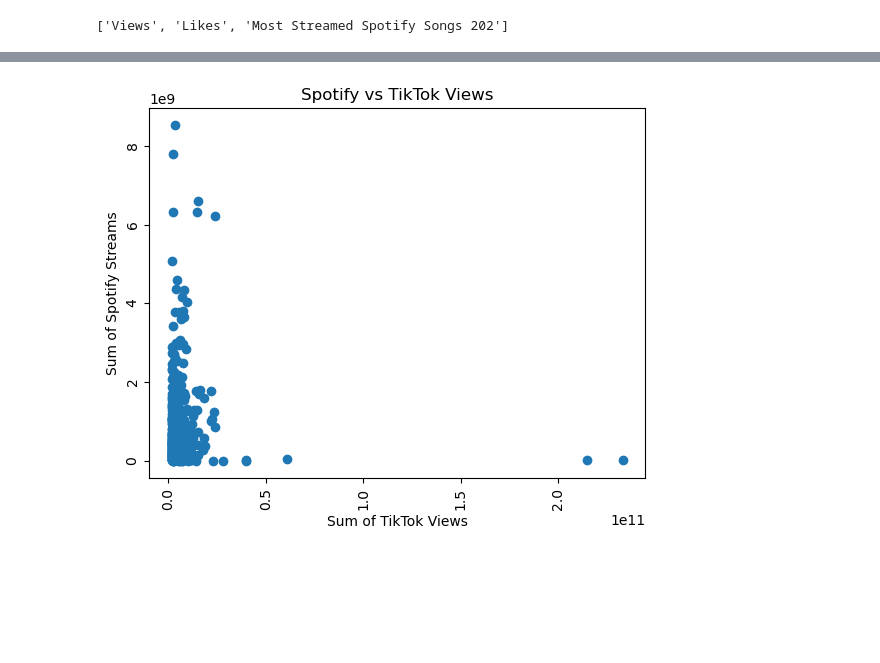
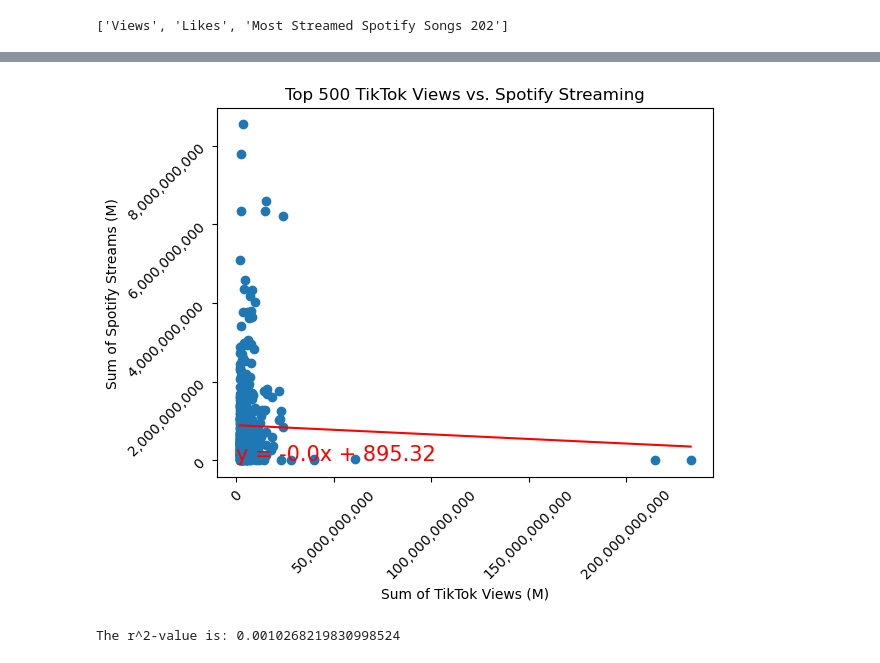
Before and after one commit to qstibbins/project-1, a Jupyter notebook: data.ipynb, the cells around one changed output, grey strips where cells are left out. Cells and saved outputs as stored; diff of their text form; code cells hidden in the pictures; blank space fills up the shorter version.

Commit message:
added new dependency matplotlib.ticker for better formatting on scatterplots

```diff
--- a/data.ipynb
+++ b/data.ipynb
@@ -132,41 +90,39 @@ top_500_tiktok_df[['Song', 'Sum of TikTok Views', 'Sum of Spotify Streams']]
-# %%
-# Spotify vs TikTok Views
-# Does high TikTok views correlate to high spotify streams?
-
-# Create a scatterplot
-plt.scatter(top_500_tiktok_df['Sum of TikTok Views'], top_500_tiktok_df['Sum of Spotify Streams'])
-plt.xlabel('Sum of TikTok Views')
-plt.ylabel('Sum of Spotify Streams')
-plt.title('Spotify vs TikTok Views')
-plt.xticks(rotation=90)
-plt.yticks(rotation=90)
-plt.show()
-# %% [output]
-[figure, removed]
 # %%
-# Add the linear regression equation and line to plot
-x_values = top_500_tiktok_df["Sum of TikTok Views"]
-y_values = top_500_tiktok_df["Sum of Spotify Streams"]
+# Spotify vs TikTok Views
+# Does high TikTok views correlate to high spotify streams?
 
-#the output will be a tuple of multiple values  for linear regression
+# Divide values by 1,000 to convert to 'K'
+x_values = top_500_tiktok_df['Sum of TikTok Views'] / 1000000     # Convert to M
+y_values = top_500_tiktok_df['Sum of Spotify Streams'] / 1000000  # Convert to M
+
+# the output will be a tuple of multiple values  for linear regression
 (slope, intercept, rvalue, pvalue, stderr) = linregress(x_values, y_values)
 
 regress_values = x_values * slope + intercept
 
 line_eq = "y = " + str(round(slope,2)) + "x + " + str(round(intercept,2))   # print the equation in my graph (string)
 
 #the scatterplot
 plt.scatter(x_values,y_values)
 plt.plot(x_values,regress_values,"r-")
 plt.annotate(line_eq,(5.8,0.8),fontsize=15,color="red")
 
-plt.xlabel("Sum of TikTok Views")
-plt.ylabel("Sum of Spotify Streams")
-plt.title("Spotify vs TikTok Views")
+plt.xlabel("Sum of TikTok Views (M)")
+plt.ylabel("Sum of Spotify Streams (M)")
+plt.title("Top 500 TikTok Views vs. Spotify Streaming")
+plt.xticks(rotation=45)
+plt.yticks(rotation=45)
+
+# Adjust x-axis and y-axis to show full values (not in millions) with commas
+plt.gca().xaxis.set_major_formatter(ticker.FuncFormatter(lambda x, _: f'{int(x * 1e6):,}'))
+plt.gca().yaxis.set_major_formatter(ticker.FuncFormatter(lambda x, _: f'{int(x * 1e6):,}'))
 
 plt.show()
 
 print(f"The r^2-value is: {rvalue**2}")
+# %% [output]
+[figure, added]
+The r^2-value is: 0.0010268219830998524
 # %%
 # Does the top 10 most viewed TikTok songs have high spotify streaming?
 
```
Also changed, not shown: parts of 6 cells of this notebook.
